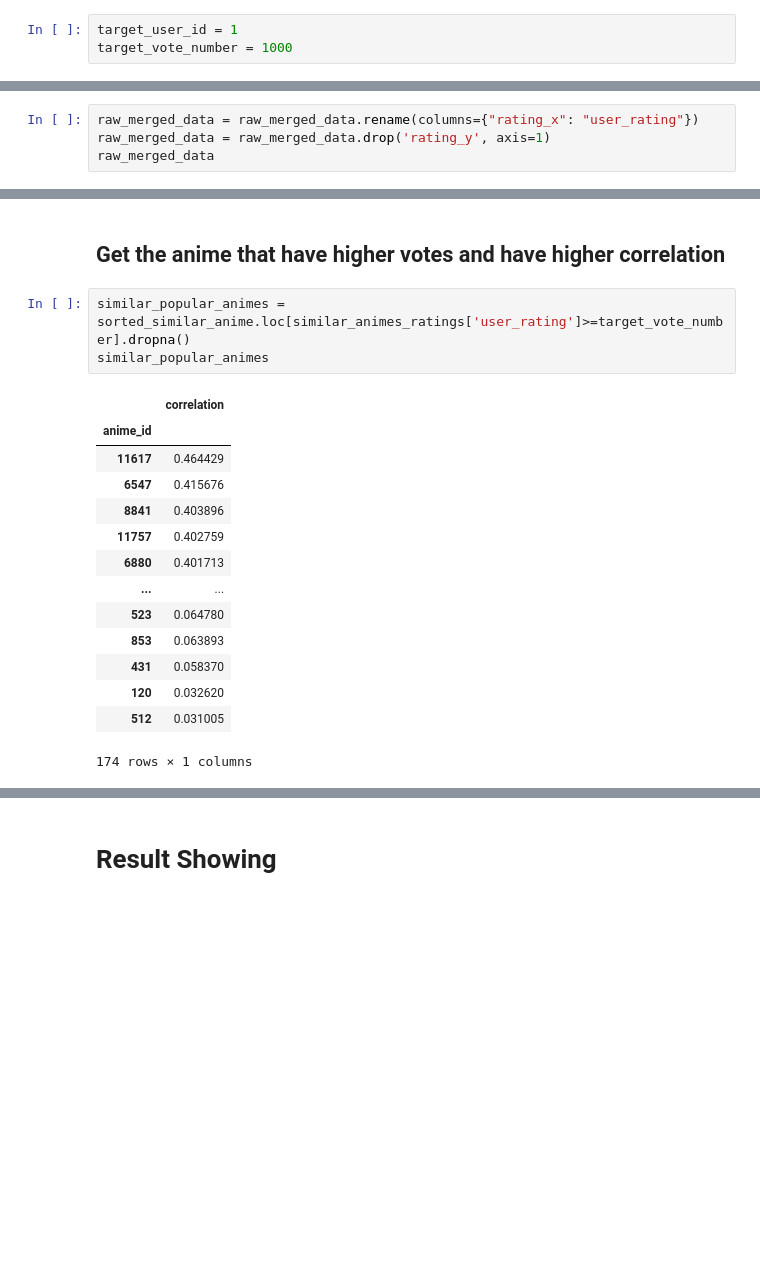
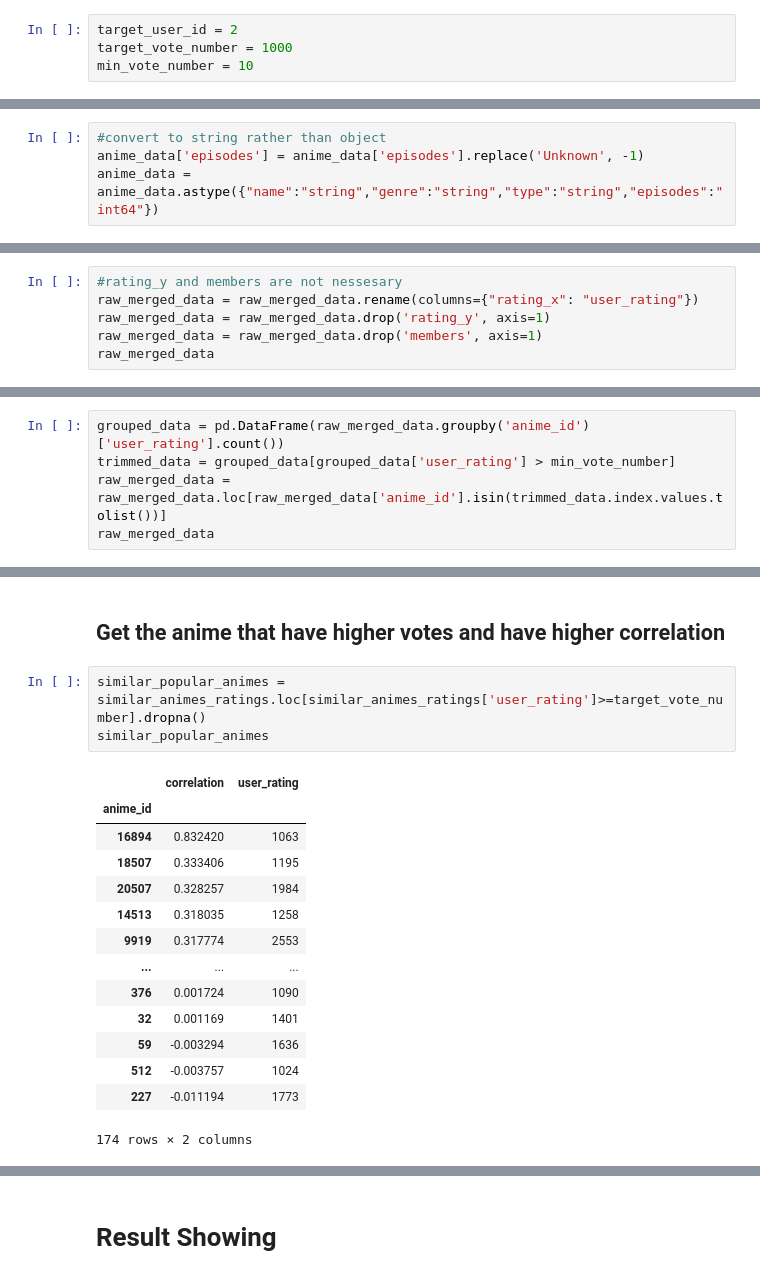
Before and after one commit to englip2002/AnimeRecommenderSystem, a Jupyter notebook: HybridRecommender.ipynb, the cells around one changed output, grey strips where cells are left out. Saved outputs shown, nothing was run; the diff lists cells and outputs as text; blank space fills up the shorter version.

```diff
--- a/HybridRecommender.ipynb
+++ b/HybridRecommender.ipynb
@@ -18,8 +17,9 @@ import string
 # %% [markdown]
 ## Variables
 # %%
-target_user_id = 1
+target_user_id = 2
 target_vote_number = 1000
+min_vote_number = 10
 # %% [markdown]
 ## Loading Dataset
 ▪ Loading anime.csv and rating.csv into DataFrame
@@ -65,0 +83,4 @@ rating_data
+# %%
+#convert to string rather than object
+anime_data['episodes'] = anime_data['episodes'].replace('Unknown', -1)
+anime_data = anime_data.astype({"name":"string","genre":"string","type":"string","episodes":"int64"})
@@ -138,7 +190,9 @@ raw_merged_data
 # %% [markdown]
 ## Drop Unnessary Column
 # %%
+#rating_y and members are not nessesary
 raw_merged_data = raw_merged_data.rename(columns={"rating_x": "user_rating"})
 raw_merged_data = raw_merged_data.drop('rating_y', axis=1)
+raw_merged_data = raw_merged_data.drop('members', axis=1)
 raw_merged_data
 # %% [output]
@@ -157,0 +215,5 @@ raw_merged_data
+# %%
+grouped_data = pd.DataFrame(raw_merged_data.groupby('anime_id')['user_rating'].count())
+trimmed_data = grouped_data[grouped_data['user_rating'] > min_vote_number]
+raw_merged_data = raw_merged_data.loc[raw_merged_data['anime_id'].isin(trimmed_data.index.values.tolist())]
+raw_merged_data
@@ -460,23 +525,23 @@ similar_animes_ratings
 # %% [markdown]
 ## Get the anime that have higher votes and have higher correlation
 # %%
-similar_popular_animes = sorted_similar_anime.loc[similar_animes_ratings['user_rating']>=target_vote_number].dropna()
+similar_popular_animes = similar_animes_ratings.loc[similar_animes_ratings['user_rating']>=target_vote_number].dropna()
 similar_popular_animes
 # %% [output]
-|  | correlation |
-| anime_id |  |
-| 11617 | 0.464429 |
-| 6547 | 0.415676 |
-| 8841 | 0.403896 |
-| 11757 | 0.402759 |
-| 6880 | 0.401713 |
-| ... | ... |
-| 523 | 0.064780 |
-| 853 | 0.063893 |
-| 431 | 0.058370 |
-| 120 | 0.032620 |
-| 512 | 0.031005 |
+|  | correlation | user_rating |
+| anime_id |  |  |
+| 16894 | 0.832420 | 1063 |
+| 18507 | 0.333406 | 1195 |
+| 20507 | 0.328257 | 1984 |
+| 14513 | 0.318035 | 1258 |
+| 9919 | 0.317774 | 2553 |
+| ... | ... | ... |
+| 376 | 0.001724 | 1090 |
+| 32 | 0.001169 | 1401 |
+| 59 | -0.003294 | 1636 |
+| 512 | -0.003757 | 1024 |
+| 227 | -0.011194 | 1773 |
-174 rows × 1 columns
+174 rows × 2 columns
 # %%
 most_similar_popular_animes = similar_popular_animes[:5]
 most_similar_popular_animes_list = most_similar_popular_animes.index.to_list()
```
Also changed, not shown: parts of 37 cells of this notebook.
